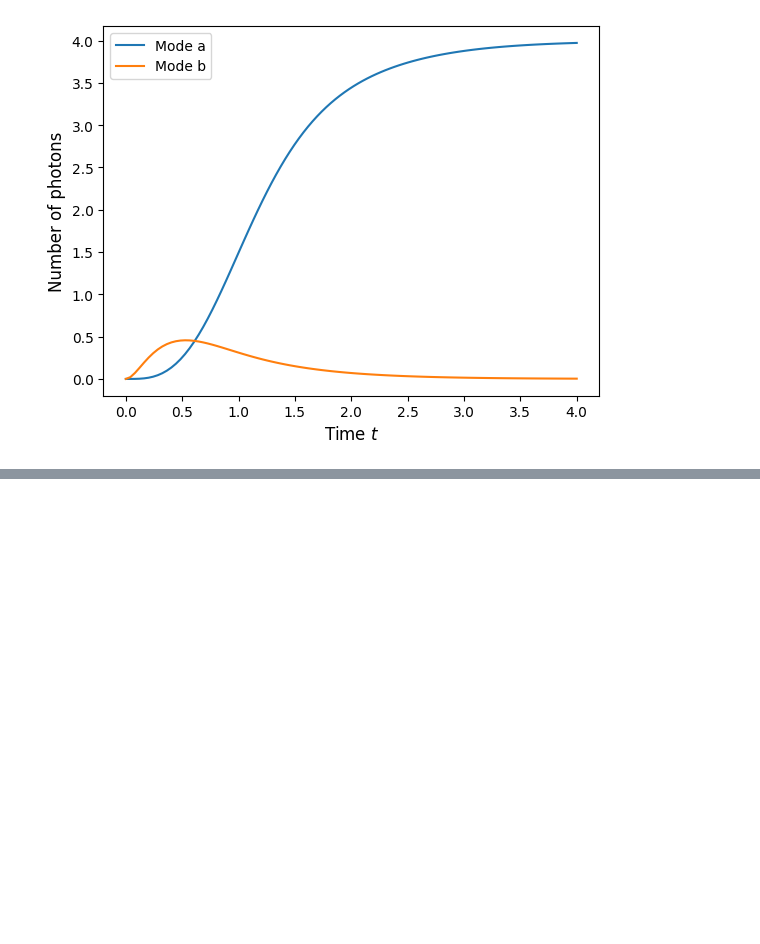
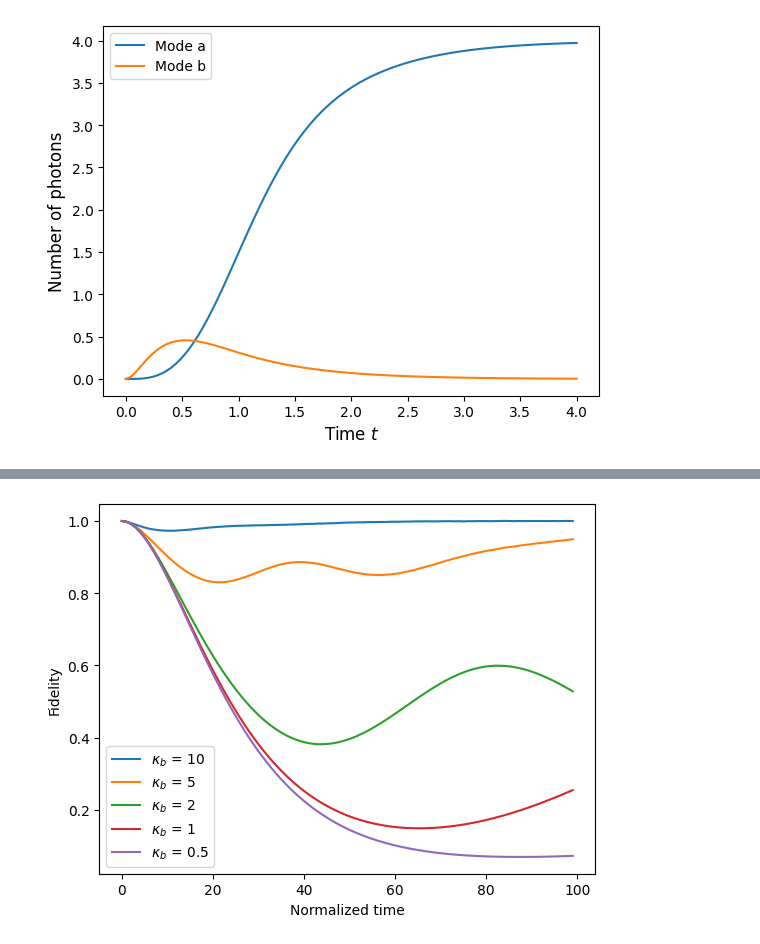
Before and after one commit to dolphingarlic/2025-Alice-and-Bob, a Jupyter notebook: part1_scratchpad.ipynb, the cells around one changed output, grey strips where cells are left out. Drawn from its saved outputs; the diff is of its cells as text; code cells hidden in the pictures; blank space fills up the shorter version.

```diff
--- a/part1_scratchpad.ipynb
+++ b/part1_scratchpad.ipynb
@@ -58,0 +94,40 @@ plt.show()
+# %%
+for kappa_b in [10, 5, 2, 1, 0.5]:
+    # First get the ground-truth two-mode states
+    na, nb = 20, 5  # Hilbert space dimensions
+    T = 4.0  # Total simulation time
+    g2 = 1.0  # Two-photon coupling strength
+    eps_d = -4  # Drive amplitude
+    psi0 = dq.fock((na, nb), (0, 0))  # Initial state
+    a, b = dq.destroy(na, nb)
+    dag_a, dag_b = dq.dag(a), dq.dag(b)
+    H_2ph = g2 * dag_a @ dag_a @ b + jnp.conj(g2) * a @ a @ dag_b
+    H_d = jnp.conj(eps_d) * b + eps_d * dag_b
+    H = H_2ph + H_d
+    loss_op = jnp.sqrt(kappa_b) * b
+    t_save = jnp.linspace(0, 0.4 * kappa_b, 100)
+    twomode_res = dq.mesolve(H, [loss_op], psi0, t_save)
+    rho_a = dq.ptrace(twomode_res.states, 0)
+
+    # Compare with one-mode approximation
+    g2 = 1.0  # Two-photon coupling strength
+    eps_d = -4  # Drive amplitude
+    t_save = jnp.linspace(0, 0.4 * kappa_b, 100)
+    kappa_2 = 4 * (g2**2) / kappa_b  # Two-photon loss rate
+    alpha_squared = -eps_d / jnp.conj(g2)  # Amplitude of the coherent state
+    a = dq.destroy(na)
+    psi0 = dq.fock(na, 0)
+    H = dq.zeros(na)
+    loss_op = jnp.sqrt(kappa_2) * (a @ a - alpha_squared * dq.eye(na))
+    onemode_res = dq.mesolve(H, [loss_op], psi0, t_save)
+
+    # Plot fidelity
+    fidelity = dq.fidelity(rho_a, onemode_res.states)
+    plt.plot(fidelity, label=f"$\kappa_b$ = {kappa_b}")
+
+plt.xlabel("Normalized time")
+plt.ylabel("Fidelity")
+plt.legend()
+plt.show()
+# %% [output]
+[figure, added]
```
Also changed, not shown: parts of 8 cells of this notebook.
